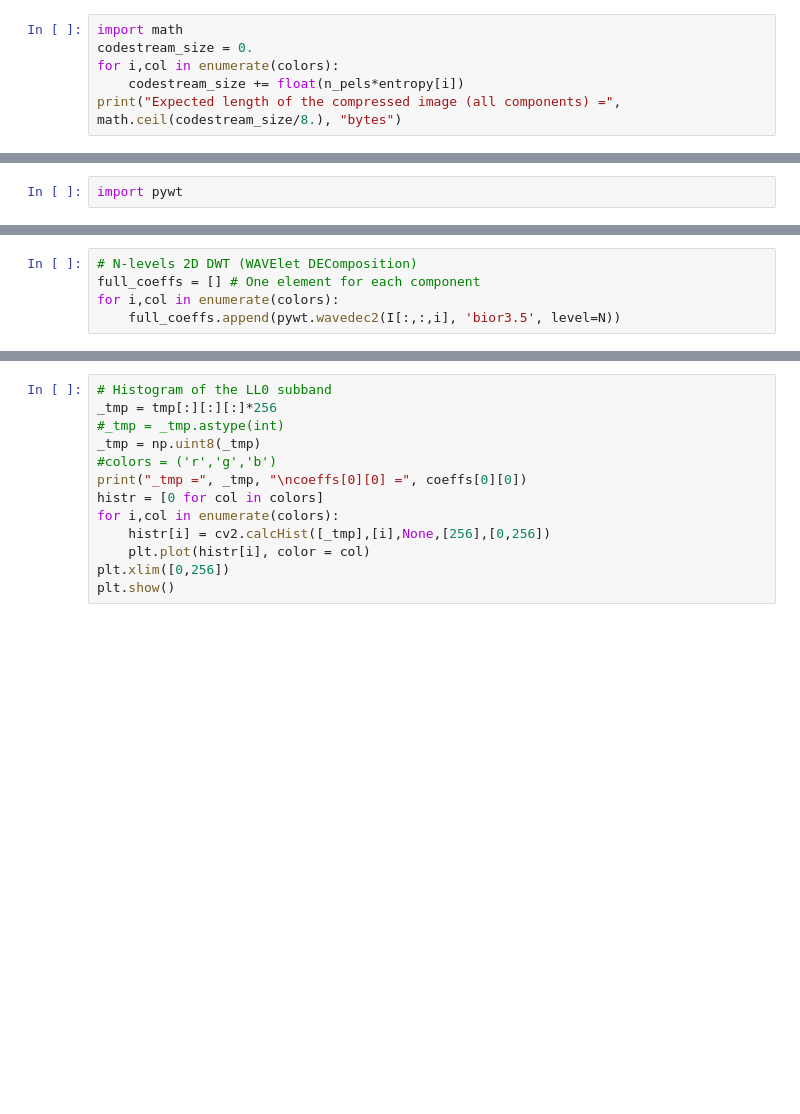
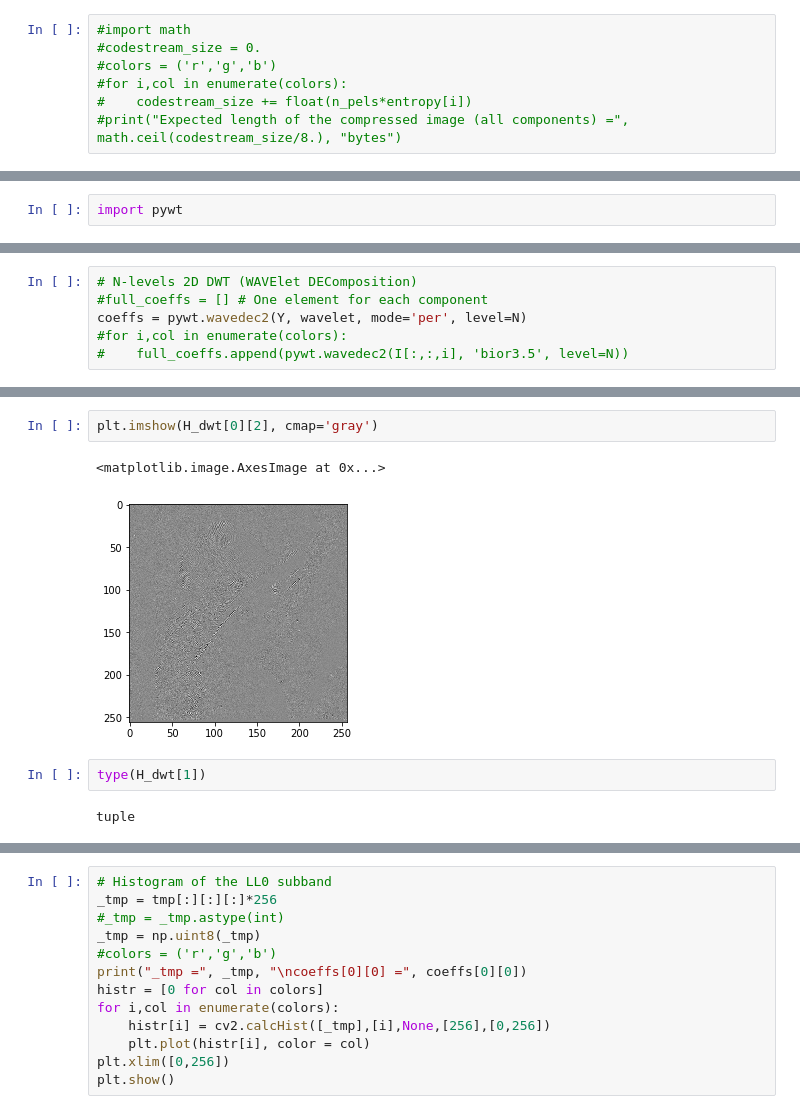
Before and after one commit to vicente-gonzalez-ruiz/pyramids-and-wavelets, a Jupyter notebook: Pyramids_and_Wavelets.ipynb, the cells around one changed output, grey strips where cells are left out. Saved outputs shown, nothing was run; the diff lists cells and outputs as text; blank space fills up the shorter version.

```diff
--- a/Pyramids_and_Wavelets.ipynb
+++ b/Pyramids_and_Wavelets.ipynb
@@ -206,7 +208,8 @@ b [ 3.33739107]
 # %%
-import math
-codestream_size = 0.
-for i,col in enumerate(colors):
-    codestream_size += float(n_pels*entropy[i])
-print("Expected length of the compressed image (all components) =", math.ceil(codestream_size/8.), "bytes")
+#import math
+#codestream_size = 0.
+#colors = ('r','g','b')
+#for i,col in enumerate(colors):
+#    codestream_size += float(n_pels*entropy[i])
+#print("Expected length of the compressed image (all components) =", math.ceil(codestream_size/8.), "bytes")
 # %% [output]
@@ -340,5 +350,6 @@ for i,col in enumerate(colors):
 # %%
 # N-levels 2D DWT (WAVElet DEComposition)
-full_coeffs = [] # One element for each component
-for i,col in enumerate(colors):
-    full_coeffs.append(pywt.wavedec2(I[:,:,i], 'bior3.5', level=N))
+#full_coeffs = [] # One element for each component
+coeffs = pywt.wavedec2(Y, wavelet, mode='per', level=N)
+#for i,col in enumerate(colors):
+#    full_coeffs.append(pywt.wavedec2(I[:,:,i], 'bior3.5', level=N))
@@ -360 +388,10 @@ for i in range(N-1):
+# %%
+plt.imshow(H_dwt[0][2], cmap='gray')
+# %% [output]
+<matplotlib.image.AxesImage at 0x...>
+[figure, added]
+# %%
+type(H_dwt[1])
+# %% [output]
+tuple
 # %%
```
Also changed, not shown: parts of 30 cells of this notebook.
